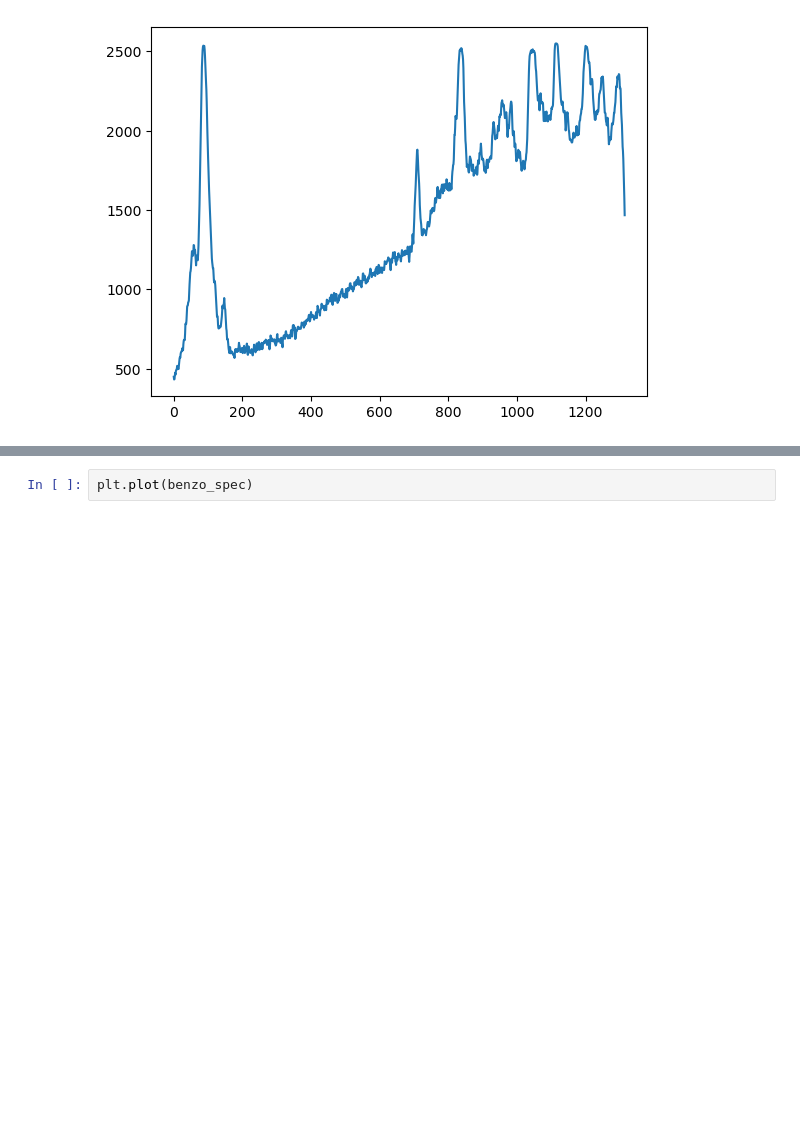
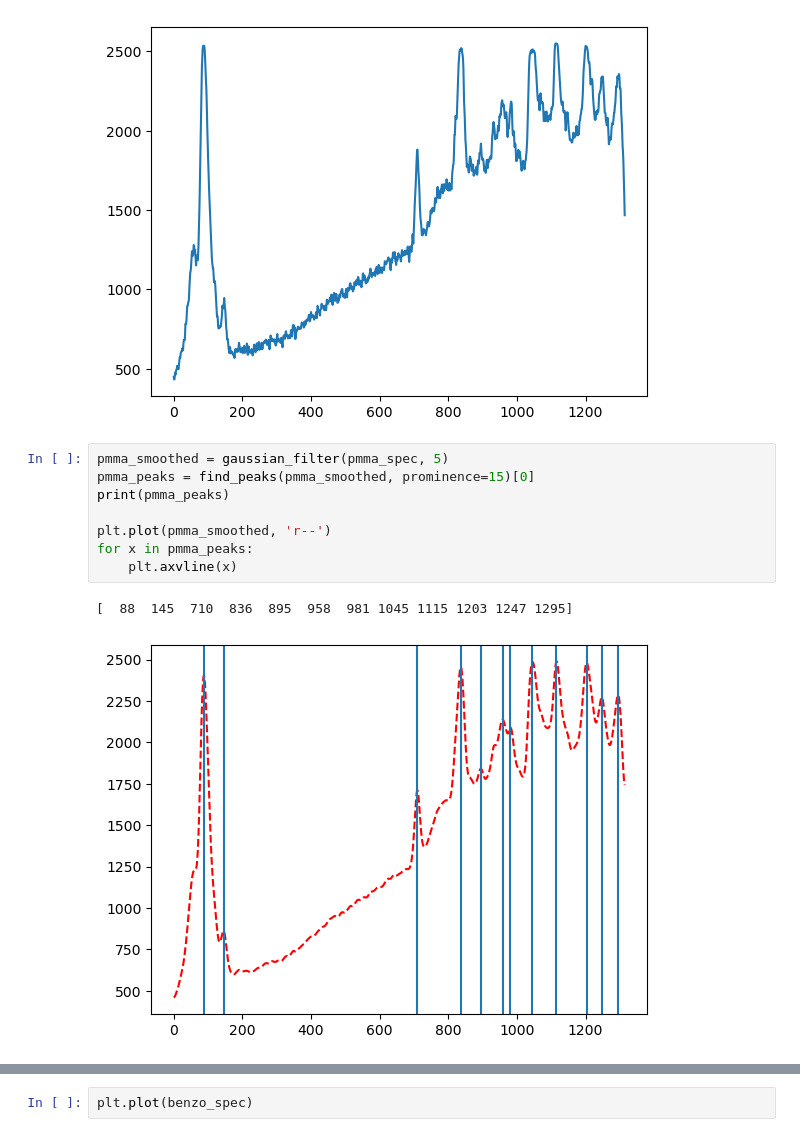
Before and after one commit to NoaVidovic/raman-processing, a Jupyter notebook: analysis.ipynb, the cells around one changed output, grey strips where cells are left out. Drawn from its saved outputs; the diff is of its cells as text; blank space fills up the shorter version.

```diff
--- a/analysis.ipynb
+++ b/analysis.ipynb
@@ -55,3 +60,14 @@ plt.plot(pmma_spec)
 # %% [output]
 [<matplotlib.lines.Line2D at 0x...>]
 [figure]
+# %%
+pmma_smoothed = gaussian_filter(pmma_spec, 5)
+pmma_peaks = find_peaks(pmma_smoothed, prominence=15)[0]
+print(pmma_peaks)
+
+plt.plot(pmma_smoothed, 'r--')
+for x in pmma_peaks:
+    plt.axvline(x)
+# %% [output]
+[  88  145  710  836  895  958  981 1045 1115 1203 1247 1295]
+[figure, added]
```
Also changed, not shown: parts of 21 cells of this notebook, 1 other file.
